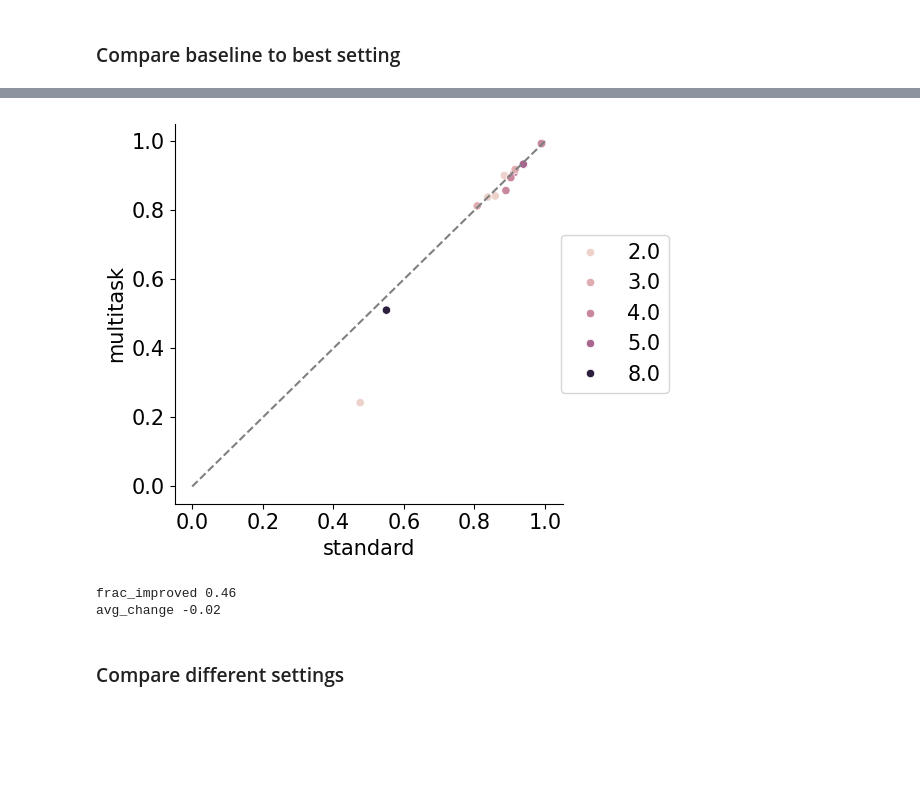
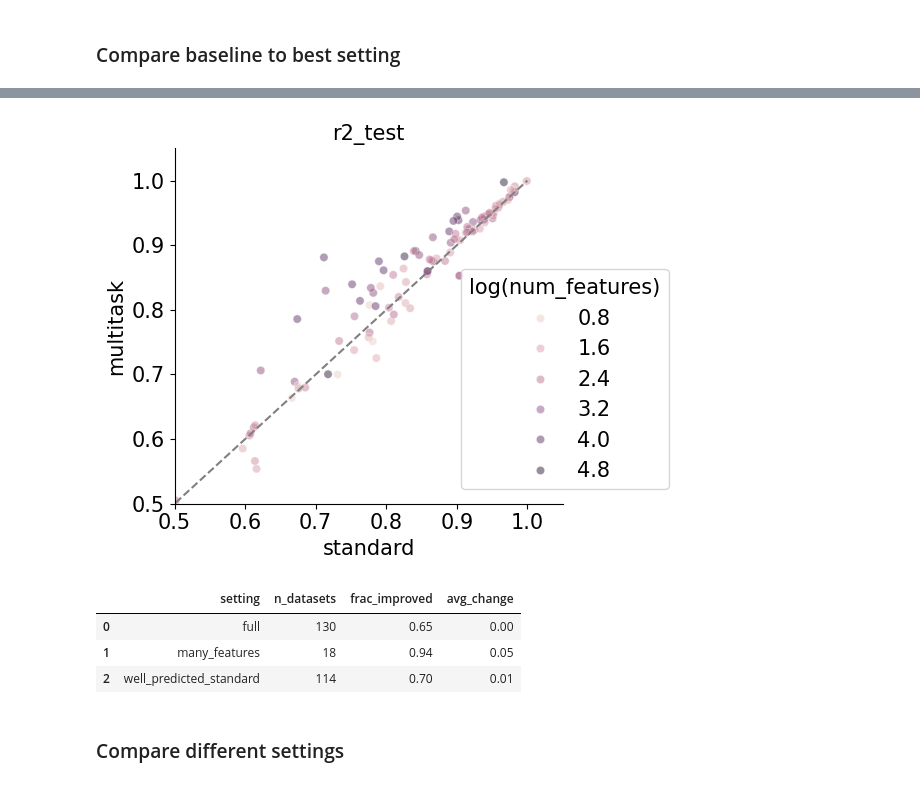
Before and after one commit to csinva/gam-experiments, a Jupyter notebook: notebooks/05_multitask_gam.ipynb, the cells around one changed output, grey strips where cells are left out. Drawn from its saved outputs; the diff is of its cells as text; code cells hidden in the pictures; blank space fills up the shorter version.

Commit message:
scrape multitask data

```diff
--- a/notebooks/05_multitask_gam.ipynb
+++ b/notebooks/05_multitask_gam.ipynb
@@ -40,45 +57,73 @@ d2 = d[
     (d.interactions == 0.95) * (d.use_onehot_prior == 0) *
     (d.use_input_normalization == 1)
 ]
 d2 = d2.groupby(['dataset_name'])
 d2 = d2.filter(lambda x: len(x) == 2)
 
 # pivot table for d2 based on dataset_name, use_multitask, and r2_test
+metric = 'r2_test'
 r2_table = d2.pivot_table(index=['dataset_name'], columns=[
-    'use_multitask'], values='corr_test')
+    'use_multitask'], values=metric)
 
 # add num_features based on dataset_name
 n_features = d2.groupby(['dataset_name']).first().n_features
 n_samples = d2.groupby(['dataset_name']).first().n_samples
 
 # add some metadata filters
 r2_table['num_features'] = n_features
 r2_table['num_samples'] = n_samples
 r2_table['feature_over_samples'] = r2_table['num_features'].astype(
     int) / r2_table['num_samples'].astype(int)
 r2_table = r2_table.rename(columns={0: 'standard', 1: 'multitask'})
 
 
-sns.scatterplot(data=r2_table, x='standard', y='multitask', hue='num_features')
 plt.plot([0, 1], [0, 1], '--', color='gray')
-plt.legend(loc='center right', bbox_to_anchor=(1.3, 0.5))
+# hue on log scale
+r2_table['num_features_log'] = np.log(r2_table['num_features'])
+sns.scatterplot(data=r2_table, x='standard',
+                y='multitask', hue='num_features_log', alpha=0.5)
+plt.legend(loc='center right', bbox_to_anchor=(
+    1.3, 0.35), title='log(num_features)')
+plt.title(metric, fontsize='medium')
+plt.xlim([0.5, 1.05])
+plt.ylim([0.5, 1.05])
 plt.show()
 
+
 r2_table['improvement'] = r2_table['multitask'] - r2_table['standard']
-print('frac_improved', round((r2_table['improvement'] > 0).mean(), 2))
-print('avg_change', r2_table['improvement'].mean().round(2))
+summ = defaultdict(list)
+summ['setting'].append('full')
+summ['n_datasets'].append(len(r2_table))
+summ['frac_improved'].append(
+    (r2_table['improvement'] > 0).mean())
+summ['avg_change'].append(
+    (r2_table['improvement']).mean())
 many_features = r2_table['num_features'] > 25
 if many_features.sum() > 0:
-    print('frac_improved_many_features',
-          round((r2_table['improvement'][many_features] > 0).mean(), 2))
-    print('avg_change_many_features',
-          round(r2_table['improvement'][many_features].mean(), 2))
+    summ['setting'].append('many_features')
+    summ['n_datasets'].append(many_features.sum())
+    summ['frac_improved'].append(
+        (r2_table['improvement'][many_features] > 0).mean())
+    summ['avg_change'].append(
+        r2_table['improvement'][many_features].mean())
+
+well_predicted_standard = r2_table['standard'] > 0.5
+if well_predicted_standard.sum() > 0:
+    summ['setting'].append('well_predicted_standard')
+    summ['n_datasets'].append(well_predicted_standard.sum())
+    summ['frac_improved'].append(
+        (r2_table['improvement'][well_predicted_standard] > 0).mean())
+    summ['avg_change'].append(
+        r2_table['improvement'][well_predicted_standard].mean())
+display(pd.DataFrame(summ).round(2))
 # with pd.option_context('display.max_rows', None, 'display.max_columns', None):
 # display(r2_table.sort_values('improvement', ascending=False).round(2))
 # %% [output]
-[figure, old version]
+[figure, new version]
-frac_improved 0.46
-avg_change -0.02
+|  | setting | n_datasets | frac_improved | avg_change |
+| 0 | full | 130 | 0.65 | 0.00 |
+| 1 | many_features | 18 | 0.94 | 0.05 |
+| 2 | well_predicted_standard | 114 | 0.70 | 0.01 |
 # %% [markdown]
 ### Compare different settings
 # %%
```
Also changed, not shown: parts of 4 cells of this notebook, 3 other files.
